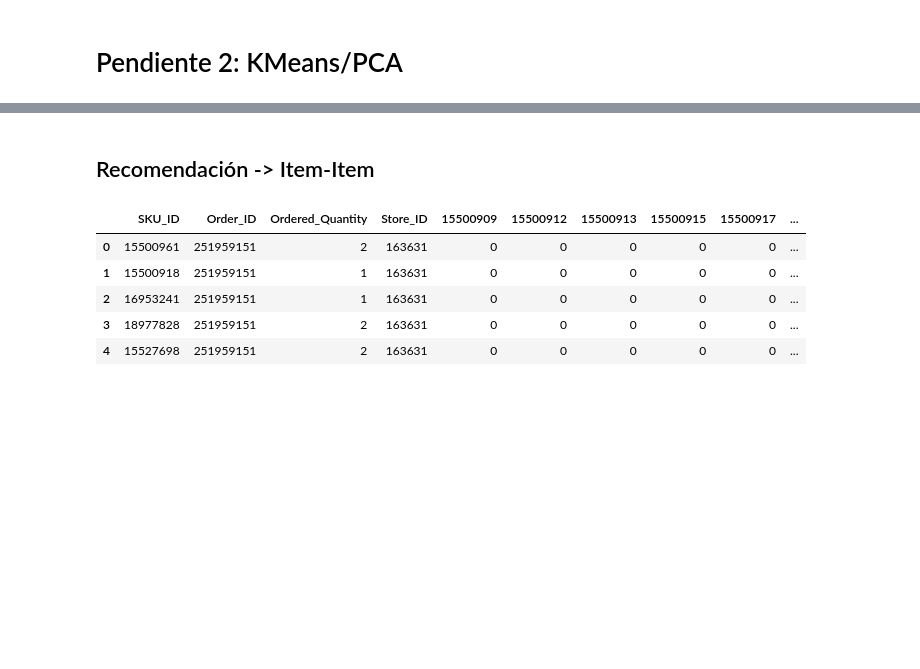
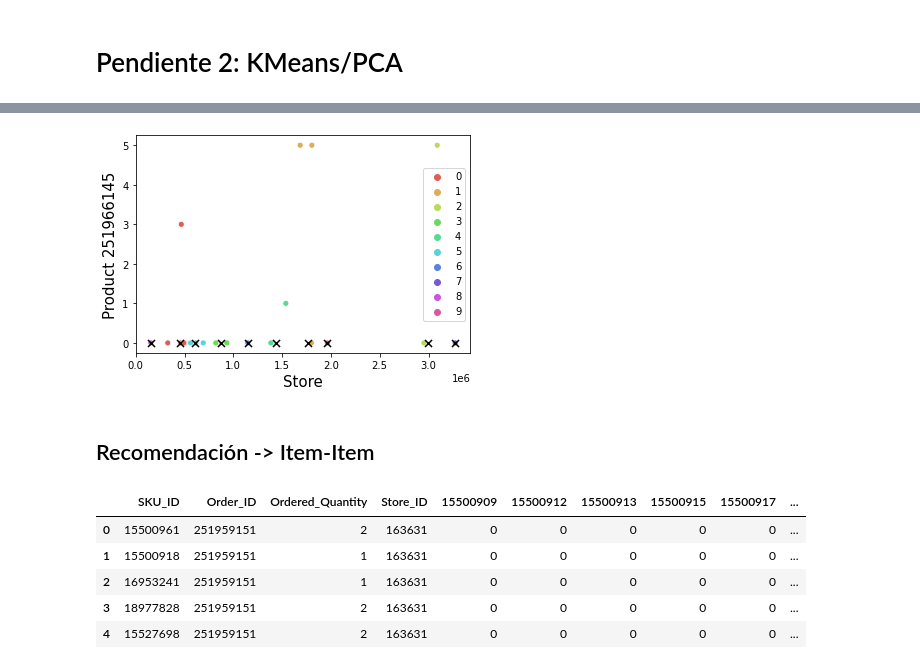
Before and after one commit to Properati-Analysis/-TP3, a Jupyter notebook: TP3.ipynb, the cells around one changed output, grey strips where cells are left out. Drawn from its saved outputs; the diff is of its cells as text; code cells hidden in the pictures; blank space fills up the shorter version.

```diff
--- a/TP3.ipynb
+++ b/TP3.ipynb
@@ -191,5 +194,5 @@ df_final_reducido.groupby(["User ID",'Order_ID',"Store_ID"]).sum()
 # %%
-df_final_reducido_grouped = df_final_reducido.groupby(["User ID",'Order_ID',"Store_ID"]).sum()
+df_final_reducido_grouped = df_final_reducido.groupby(["User ID",'Order_ID']).sum() #,"Store_ID"
 # %%
 df_final_reducido.info()
 # %% [output]
@@ -220,6 +223,5 @@ array(['SKU_ID', 15500909, 15500912, ..., 28648645, 28884458, 28884461],
 # %%
-feats = df_final_reducido_grouped.columns.values
-X=df_final_reducido_grouped[feats]
+X=df_final_reducido_grouped
 
 # Esto es lo mismo que el dataframe del groupby
 # %%
@@ -234,12 +236,8 @@ from sklearn.cluster import KMeans
 #scaler=StandardScaler()
 #X_scaled=scaler.fit_transform(X);
 
-kmeans=KMeans(n_clusters=5,n_init=10,random_state=0) # Numero de repeticiones=10
+kmeans=KMeans(n_clusters=10,n_init=10,random_state=0) # Numero de repeticiones=10
 kmeans.fit(X_train)
 
 labels = kmeans.labels_ # Etiquetas que indican a qué cluster pertenecen los datos
 centroids = kmeans.cluster_centers_ # Coordenadas de los centroides
-
-sns.scatterplot(x=X_train[:,0],y=X_train[:,1],hue=labels,legend='full',palette=sns.color_palette("hls", 5));
-plt.xlabel('Income',fontsize=15);plt.ylabel('Spending Score',fontsize=15);
-plt.scatter(centroids[:,0],centroids[:,1],marker='x',s=50,color='k');
@@ -248,3 +264,9 @@ TypeError: '(slice(None, None, None), 0)' is an invalid key
+# %%
+sns.scatterplot(x=X_train.iloc[:,0],y=X_train.loc[:,"15500912"],hue=labels,legend='full',palette=sns.color_palette("hls", 10));
+plt.xlabel('Store',fontsize=15);plt.ylabel('Product 251966145',fontsize=15);
+plt.scatter(centroids[:,0],centroids[:,1],marker='x',s=50,color='k');
+# %% [output]
+[figure, added]
 # %% [markdown]
 ## Recomendación -> Item-Item
 # %%
```
Also changed, not shown: parts of 11 cells of this notebook.
